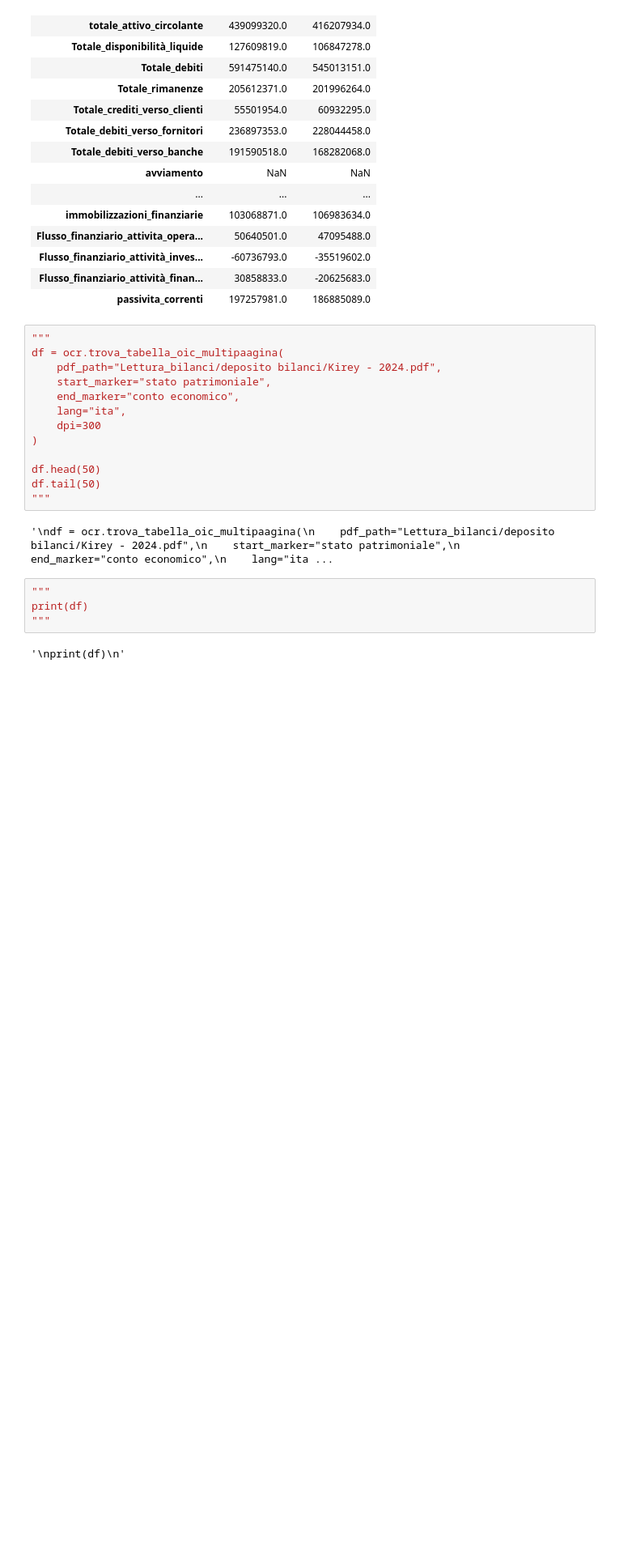
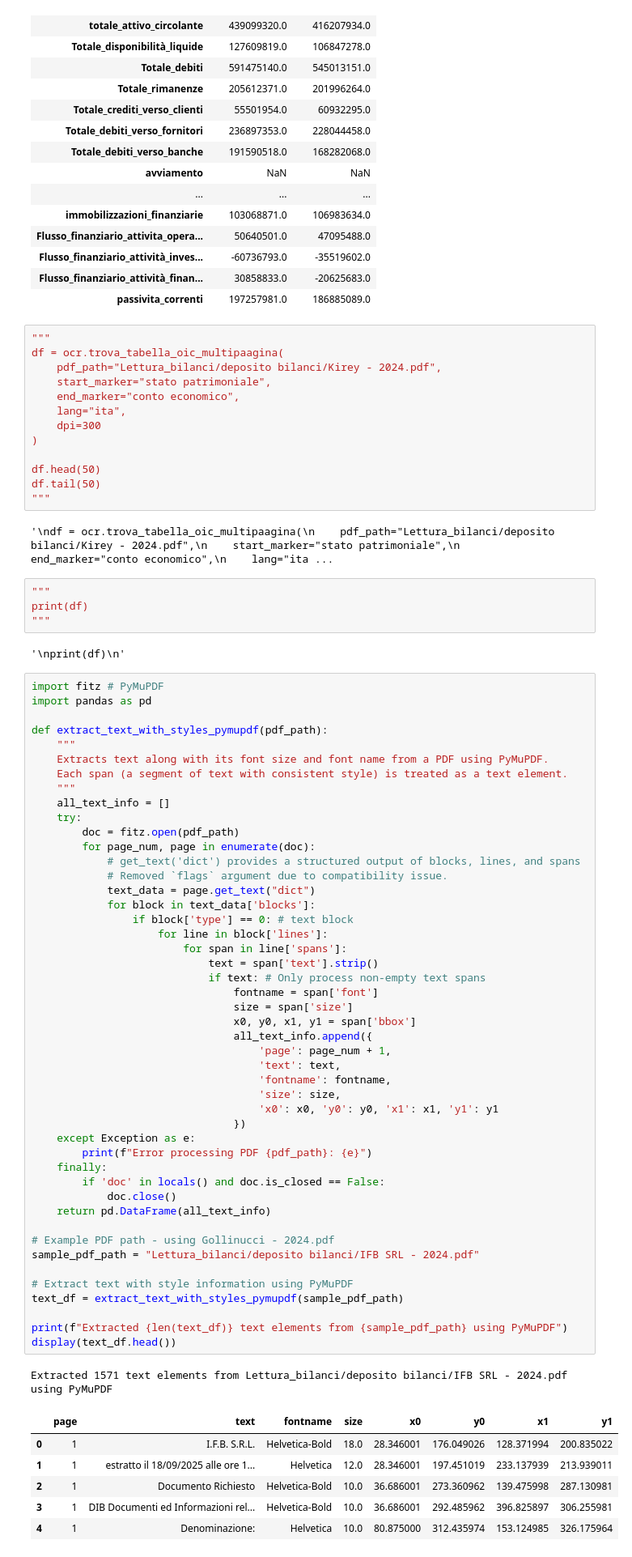
Before and after one commit to Nick97382000/Lettura_bilanci, a Jupyter notebook: Lettura bilanci.ipynb, the cells around one changed output. Shown at 81% size. Saved outputs shown, nothing was run; the diff lists cells and outputs as text; blank space fills up the shorter version.

```diff
--- a/Lettura bilanci.ipynb
+++ b/Lettura bilanci.ipynb
@@ -124,3 +140,58 @@ print(df)
 """
 # %% [output]
 '\nprint(df)\n'
+# %%
+import fitz # PyMuPDF
+import pandas as pd
+
+def extract_text_with_styles_pymupdf(pdf_path):
+    """
+    Extracts text along with its font size and font name from a PDF using PyMuPDF.
+    Each span (a segment of text with consistent style) is treated as a text element.
+    """
+    all_text_info = []
+    try:
+        doc = fitz.open(pdf_path)
+        for page_num, page in enumerate(doc):
+            # get_text('dict') provides a structured output of blocks, lines, and spans
+            # Removed `flags` argument due to compatibility issue.
+            text_data = page.get_text("dict")
+            for block in text_data['blocks']:
+                if block['type'] == 0: # text block
+                    for line in block['lines']:
+                        for span in line['spans']:
+                            text = span['text'].strip()
+                            if text: # Only process non-empty text spans
+                                fontname = span['font']
+                                size = span['size']
+                                x0, y0, x1, y1 = span['bbox']
+                                all_text_info.append({
+                                    'page': page_num + 1,
+                                    'text': text,
+                                    'fontname': fontname,
+                                    'size': size,
+                                    'x0': x0, 'y0': y0, 'x1': x1, 'y1': y1
+                                })
+    except Exception as e:
+        print(f"Error processing PDF {pdf_path}: {e}")
+    finally:
+        if 'doc' in locals() and doc.is_closed == False:
+            doc.close()
+    return pd.DataFrame(all_text_info)
+
+# Example PDF path - using Gollinucci - 2024.pdf
+sample_pdf_path = "Lettura_bilanci/deposito bilanci/IFB SRL - 2024.pdf"
+
+# Extract text with style information using PyMuPDF
+text_df = extract_text_with_styles_pymupdf(sample_pdf_path)
+
+print(f"Extracted {len(text_df)} text elements from {sample_pdf_path} using PyMuPDF")
+display(text_df.head())
+# %% [output]
+Extracted 1571 text elements from Lettura_bilanci/deposito bilanci/IFB SRL - 2024.pdf using PyMuPDF
+|  | page | text | fontname | size | x0 | y0 | x1 | y1 |
+| 0 | 1 | I.F.B. S.R.L. | Helvetica-Bold | 18.0 | 28.346001 | 176.049026 | 128.371994 | 200.835022 |
+| 1 | 1 | estratto il 18/09/2025 alle ore 1... | Helvetica | 12.0 | 28.346001 | 197.451019 | 233.137939 | 213.939011 |
+| 2 | 1 | Documento Richiesto | Helvetica-Bold | 10.0 | 36.686001 | 273.360962 | 139.475998 | 287.130981 |
+| 3 | 1 | DIB Documenti ed Informazioni rel... | Helvetica-Bold | 10.0 | 36.686001 | 292.485962 | 396.825897 | 306.255981 |
+| 4 | 1 | Denominazione: | Helvetica | 10.0 | 80.875000 | 312.435974 | 153.124985 | 326.175964 |
```
Also changed, not shown: parts of 9 cells of this notebook.
